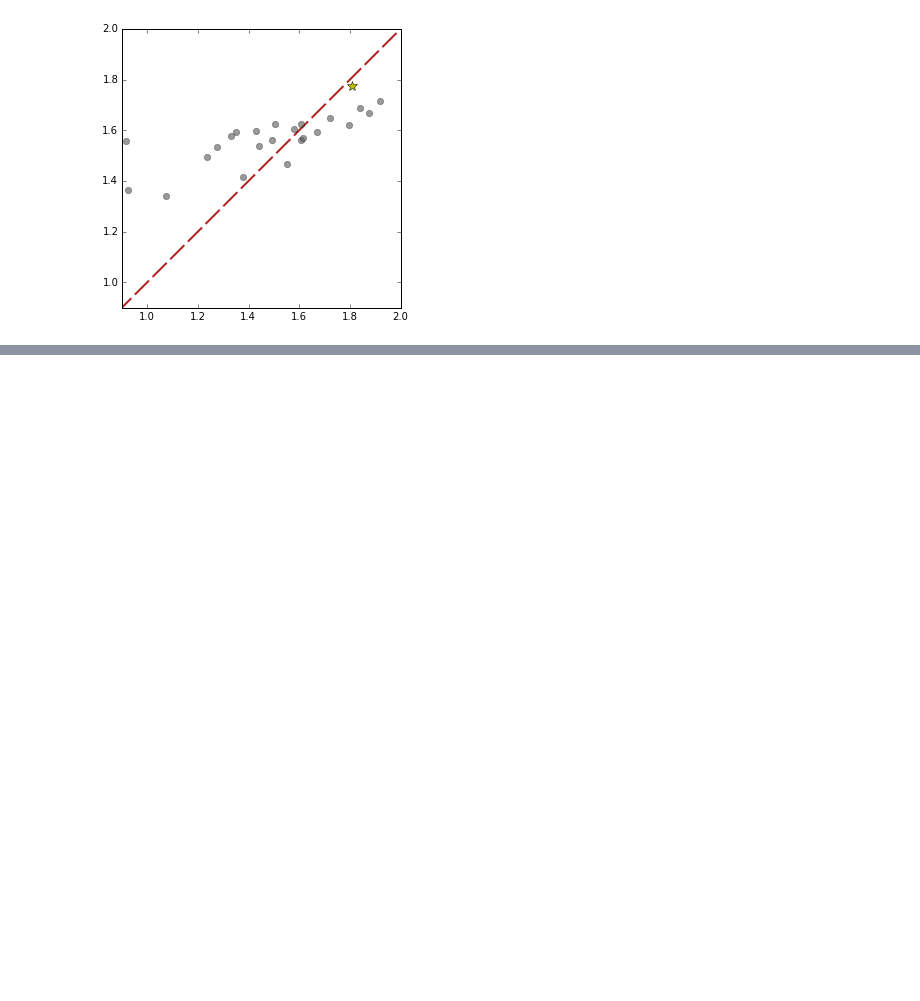
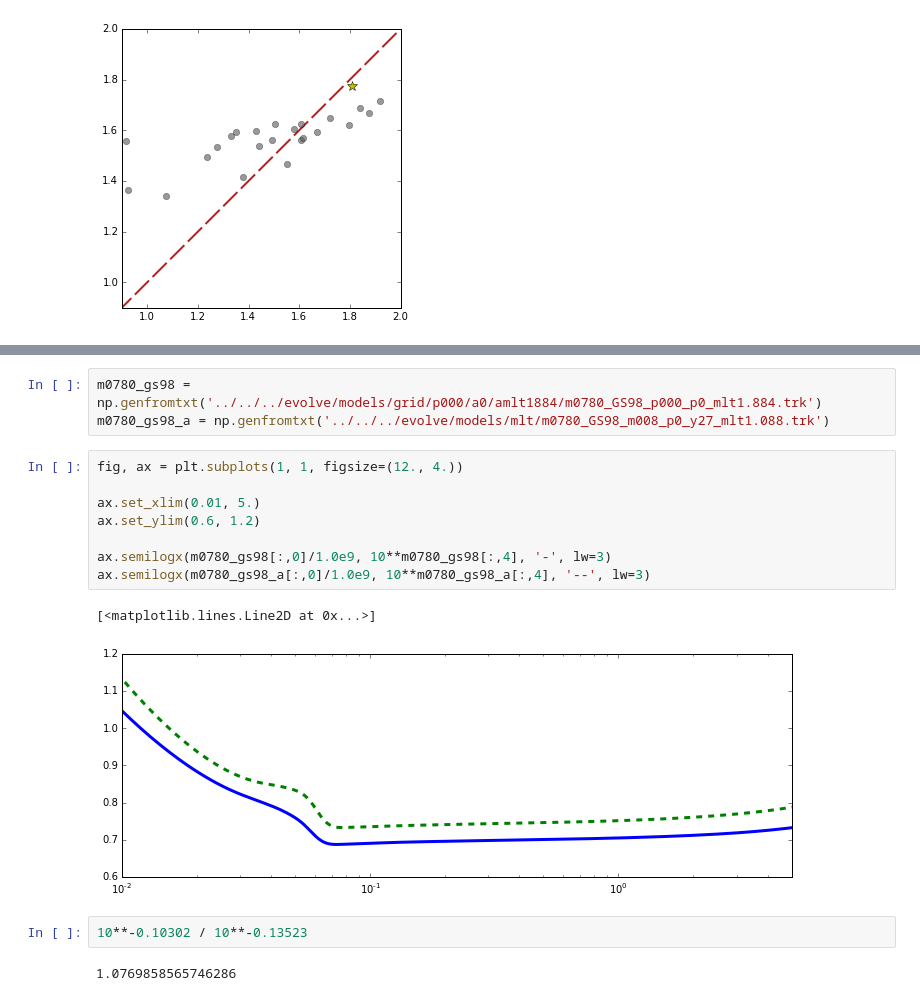
Before and after one commit to gfeiden/Notebook, a Jupyter notebook: Projects/mlt_calib/resampling_tests.ipynb, the cells around one changed output, grey strips where cells are left out. Cells and saved outputs as stored; diff of their text form; blank space fills up the shorter version.

```diff
--- a/Projects/mlt_calib/resampling_tests.ipynb
+++ b/Projects/mlt_calib/resampling_tests.ipynb
@@ -408,0 +485,18 @@ ax.plot(our_alphas, b12_alphas, 'o', markersize=6.0, c='#555555', alpha=0.6)
+# %%
+m0780_gs98 = np.genfromtxt('../../../evolve/models/grid/p000/a0/amlt1884/m0780_GS98_p000_p0_mlt1.884.trk')
+m0780_gs98_a = np.genfromtxt('../../../evolve/models/mlt/m0780_GS98_m008_p0_y27_mlt1.088.trk')
+# %%
+fig, ax = plt.subplots(1, 1, figsize=(12., 4.))
+
+ax.set_xlim(0.01, 5.)
+ax.set_ylim(0.6, 1.2)
+
+ax.semilogx(m0780_gs98[:,0]/1.0e9, 10**m0780_gs98[:,4], '-', lw=3)
+ax.semilogx(m0780_gs98_a[:,0]/1.0e9, 10**m0780_gs98_a[:,4], '--', lw=3)
+# %% [output]
+[<matplotlib.lines.Line2D at 0x...>]
+[figure, added]
+# %%
+10**-0.10302 / 10**-0.13523
+# %% [output]
+1.0769858565746286
```
Also changed, not shown: parts of 17 cells of this notebook.
